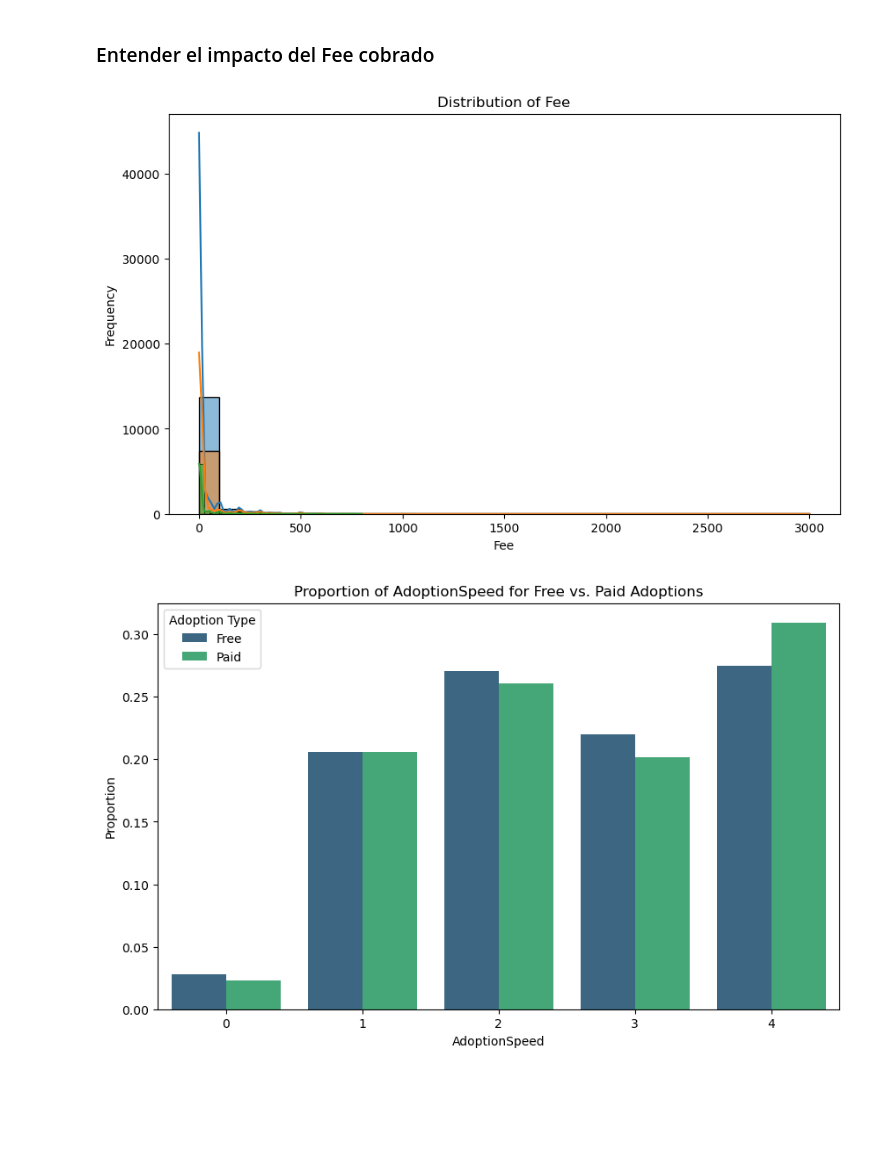
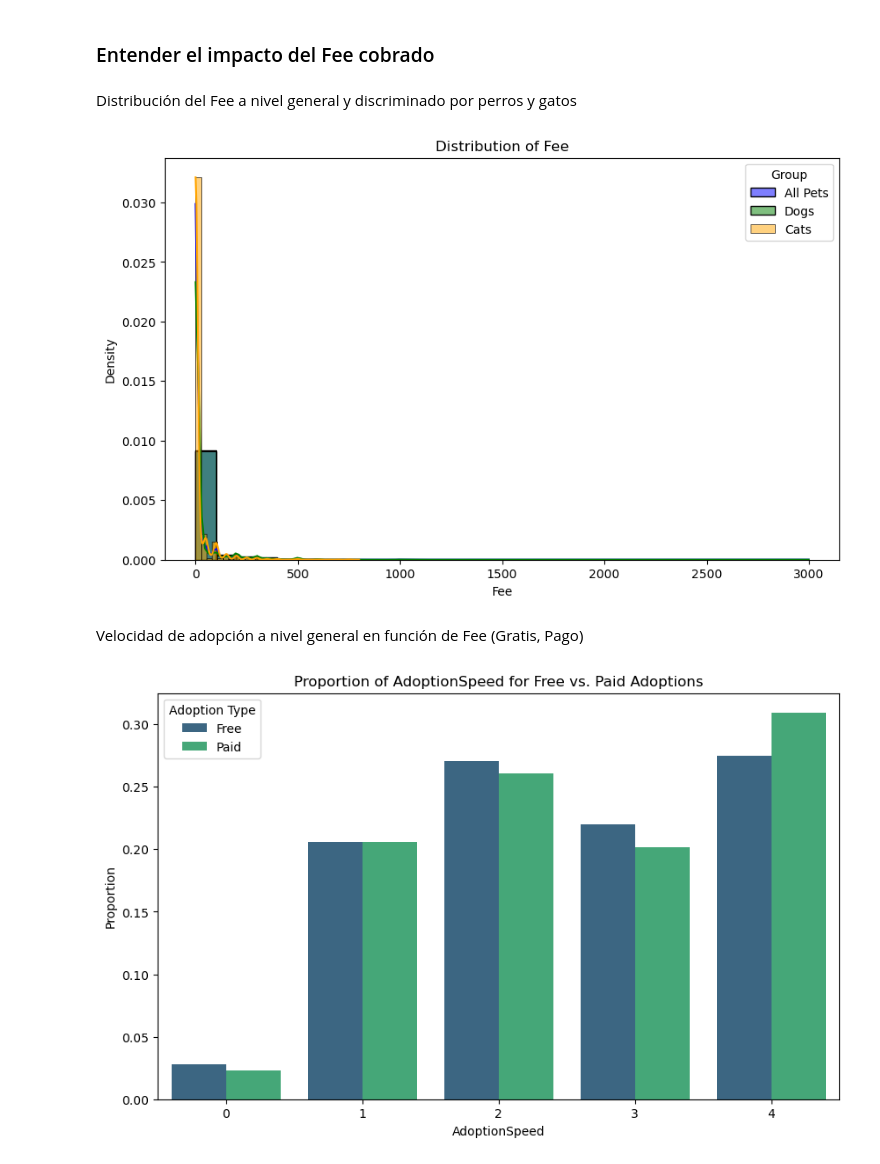
Before and after one commit to plcablinski/lab2-mcd-austral, a Jupyter notebook: 03_Petfinder_EDA.ipynb, the cells around one changed output. Drawn from its saved outputs; the diff is of its cells as text; code cells hidden in the pictures; blank space fills up the shorter version.

```diff
--- a/03_Petfinder_EDA.ipynb
+++ b/03_Petfinder_EDA.ipynb
@@ -719,18 +811,35 @@ for column in ['Vaccinated', 'Dewormed', 'Sterilized', 'Health']:
 [figure]
 # %% [markdown]
 ### Entender el impacto del Fee cobrado
+# %% [markdown]
+Distribución del Fee a nivel general y discriminado por perros y gatos
 # %%
 # Visualizar la distribución de Fee
 plt.figure(figsize=(10, 6))
-sns.histplot(df['Fee'], bins=30, kde=True)
-sns.histplot(dogs['Fee'], bins=30, kde=True)
-sns.histplot(cats['Fee'], bins=30, kde=True)
+
+# Gráfico de histograma para todos los datos
+sns.histplot(df['Fee'], bins=30, kde=True, color='blue', label='All Pets', stat='density', common_norm=False)
+
+# Gráfico de histograma para perros
+sns.histplot(dogs['Fee'], bins=30, kde=True, color='green', label='Dogs', stat='density', common_norm=False)
+
+# Gráfico de histograma para gatos
+sns.histplot(cats['Fee'], bins=30, kde=True, color='orange', label='Cats', stat='density', common_norm=False)
+
+# Añadir título y etiquetas de los ejes
 plt.title('Distribution of Fee')
 plt.xlabel('Fee')
-plt.ylabel('Frequency')
+plt.ylabel('Density')
+
+# Añadir una leyenda
+plt.legend(title='Group')
+
+# Mostrar el gráfico
 plt.show()
 # %% [output]
-[figure, old version]
+[figure, new version]
+# %% [markdown]
+Velocidad de adopción a nivel general en función de Fee (Gratis, Pago)
 # %%
 # Crear una columna para indicar si la adopción fue gratuita o pagada
 df['AdoptionType'] = df['Fee'].apply(lambda x: 'Free' if x == 0 else 'Paid')
```
Also changed, not shown: parts of 32 cells of this notebook.
